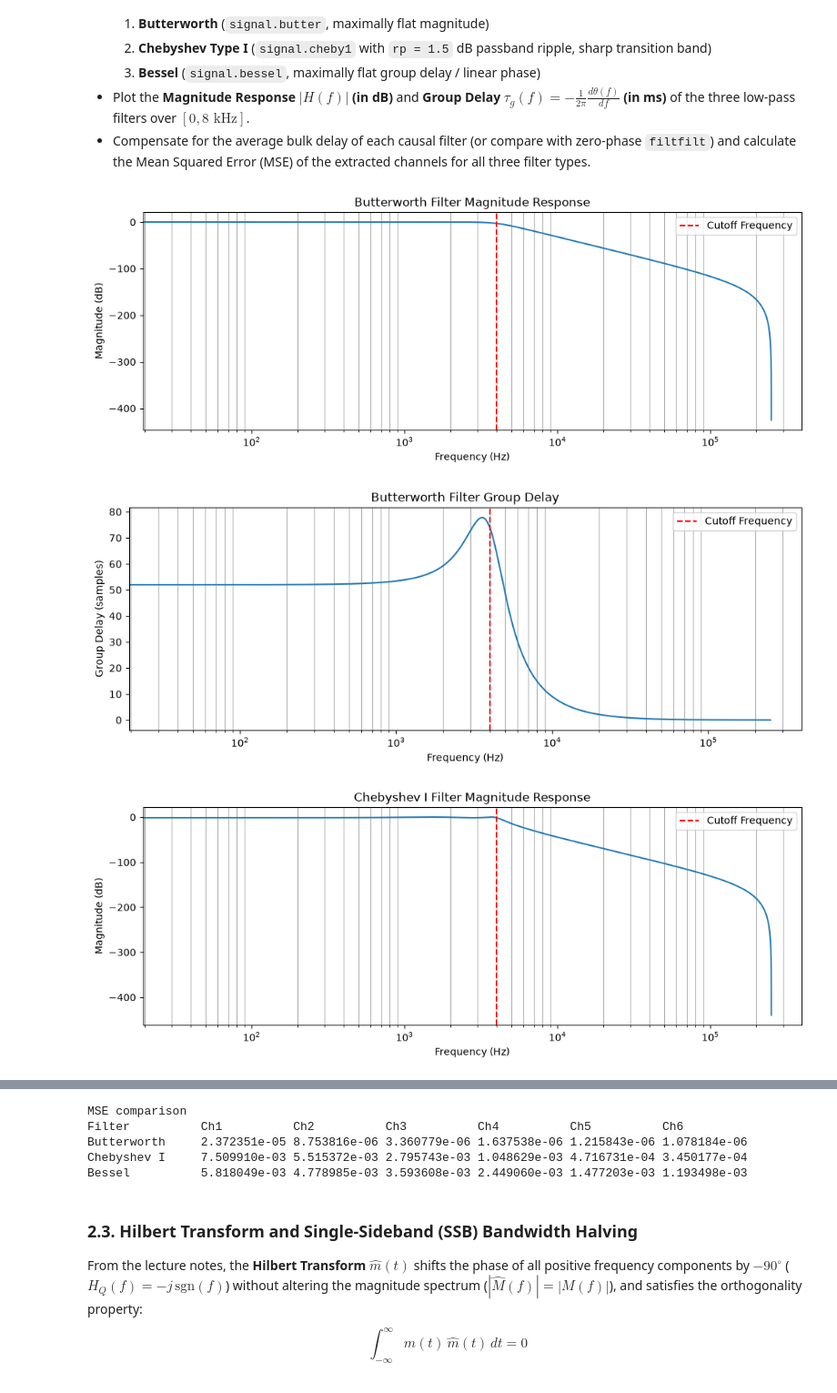
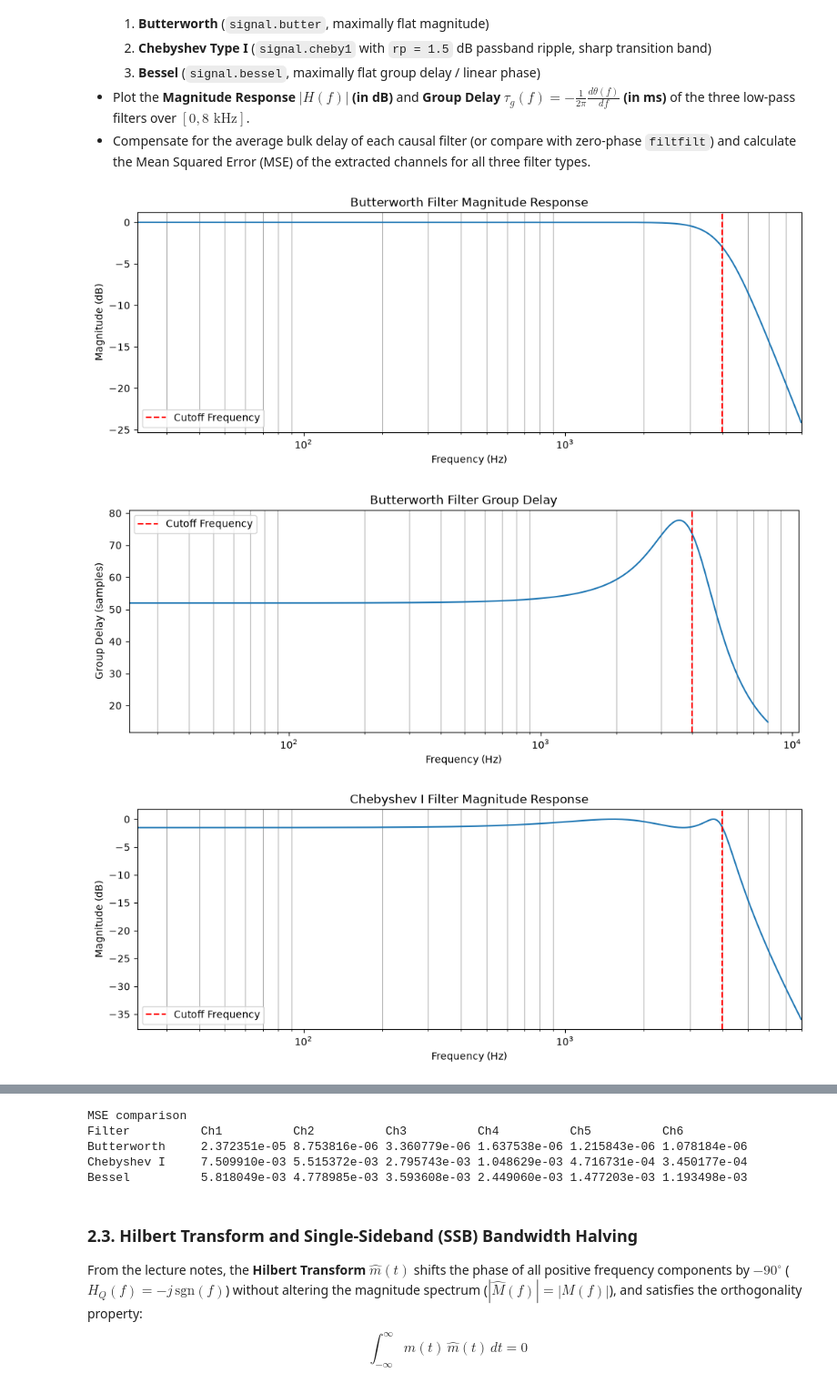
Before and after one commit to AriaFateh/CommunicationSystems-PHW1, a Jupyter notebook: CHW_1.ipynb, the cells around one changed output, grey strips where cells are left out. Shown at 91% size. Drawn from its saved outputs; the diff is of its cells as text; code cells hidden in the pictures.

```diff
--- a/CHW_1.ipynb
+++ b/CHW_1.ipynb
@@ -387,22 +397,23 @@ for name, ftype in filter_types.items():
     cutoff_norm = fc / nyq    # Cutoff frequency normalized to Nyquist-It is a number between 0 and 1
     b, a = design_filter(ftype, 4, cutoff_norm, btype='low')
     w, h = signal.freqz(b, a, worN=8192, fs=fs_simulation)
-
+    mask = w < 8e3
     # Magnitude Response
     plt.figure()
-    plt.semilogx(w, 20 * np.log10(abs(h)))
+    plt.semilogx(w[mask], 20 * np.log10(abs(h[mask])))
     plt.title(f"{name} Filter Magnitude Response")
     plt.xlabel("Frequency (Hz)")
     plt.ylabel("Magnitude (dB)")
     plt.grid(which='both', axis='both')
     plt.axvline(fc, color='red', linestyle='--', label='Cutoff Frequency')
     plt.legend()
+    plt.xlim([0, 8e3])
     plt.show()
 
     # Group Delay
     w_gd, gd_samples = signal.group_delay((b, a), w=8192, fs=fs_simulation)
     plt.figure()
-    plt.semilogx(w_gd, gd_samples)
+    plt.semilogx(w_gd[mask], gd_samples[mask])
     plt.title(f"{name} Filter Group Delay")
     plt.xlabel("Frequency (Hz)")
     plt.ylabel("Group Delay (samples)")
@@ -437,33 +448,33 @@ f_if = 80000
 channel_bandwidth = target_sr
 
 mse_results = {}
 extracted_channels = {}
 
 for filter_name, filter_type_name in filter_types.items():
     channel_mse = []
     channel_outputs = []
 
     for i, carrier in enumerate(center_freqs):
         recovered = extract_channel_if(
             composite_signal=composite_signal, fs_simulation=fs_simulation, fc=int(carrier), f_if=f_if, bandwidth=channel_bandwidth, t=t, filter_type=filter_type_name
         )
 
         recovered = recovered[:audio_vectors.shape[1]]
         channel_outputs.append(recovered)
         channel_mse.append(mean_squared_error(audio_vectors[i], recovered))
 
     extracted_channels[filter_name] = np.asarray(channel_outputs)
     mse_results[filter_name] = channel_mse
 
 print("MSE comparison")
 print(f"{'Filter':<15} " + " ".join(f"Ch{i + 1:<10}" for i in range(6)))
 
 for filter_name, values in mse_results.items():
     print(
         f"{filter_name:<15} " +
         " ".join(f"{value:<10.6e}" for value in values)
     )
 # %% [output]
-[figure, old version]
+[figure, new version]
-[figure, old version]
+[figure, new version]
-[figure, old version]
+[figure, new version]
```
Also changed, not shown: parts of 7 cells of this notebook.
